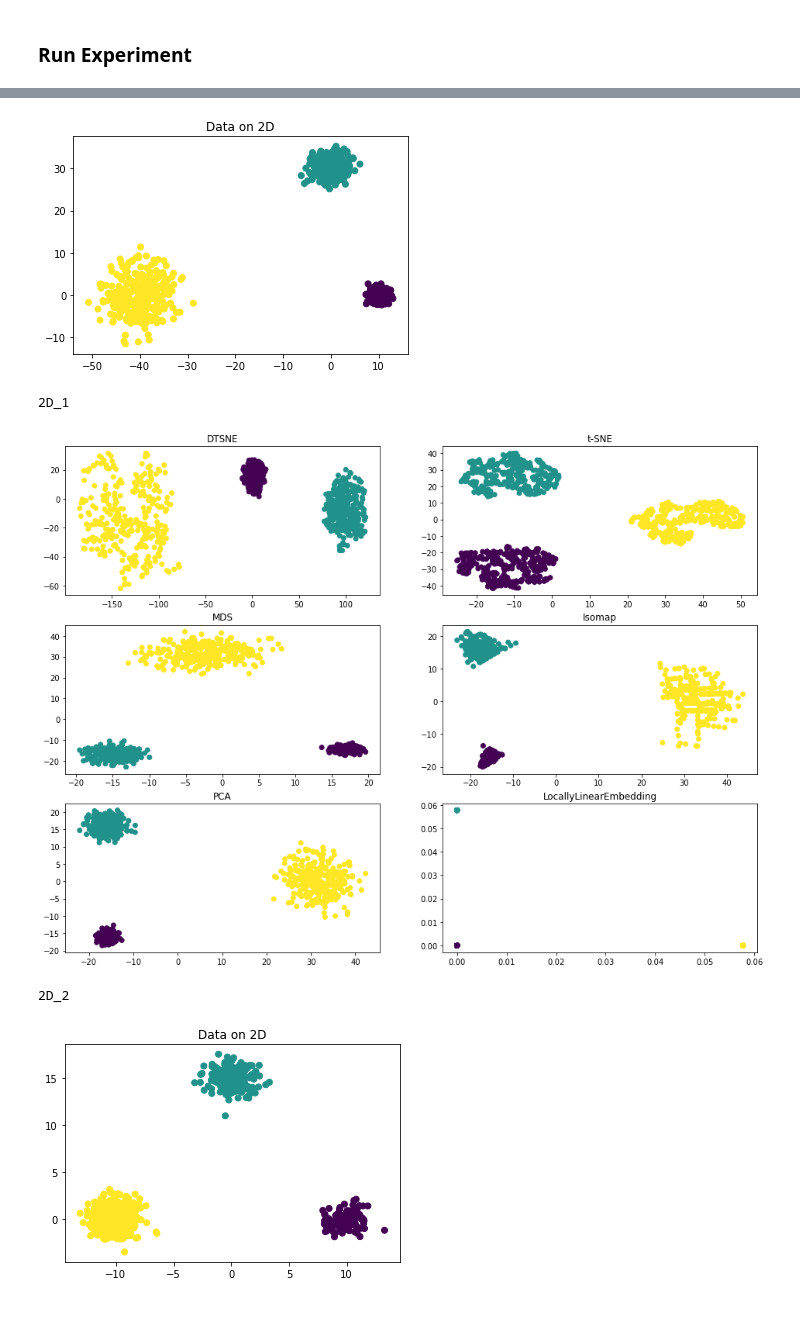
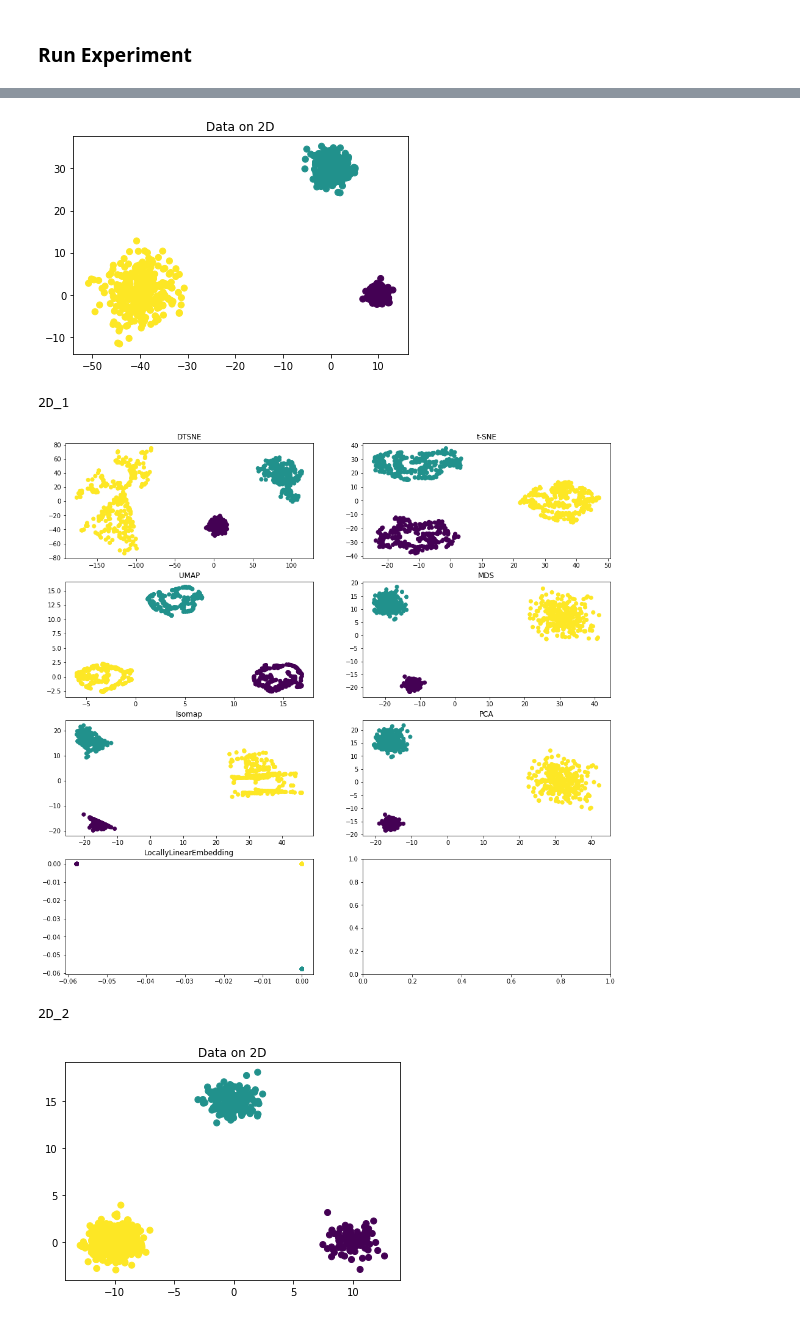
Before and after one commit to Recap-Minutes-of-Meetings/tsne, a Jupyter notebook: experiments_dtsne.ipynb, the cells around one changed output, grey strips where cells are left out. Drawn from its saved outputs; the diff is of its cells as text; code cells hidden in the pictures.

Commit message:
:sparkles: add umap

```diff
--- a/experiments_dtsne.ipynb
+++ b/experiments_dtsne.ipynb
@@ -81,8 +83,8 @@ reconstruction), and correlation between radii of balls enclosing the 100 neighb
 <h3> Run Experiment </h3>
 # %%
 data = get_dtsne_datasets()
-models = OrderedDict(zip(["DTSNE", "t-SNE", "MDS", "Isomap", "PCA", "LocallyLinearEmbedding"],
-                         [DTSNE, TSNE, MDS, Isomap, PCA, LocallyLinearEmbedding]))
+models = OrderedDict(zip(["DTSNE", "t-SNE", "UMAP", "MDS", "Isomap", "PCA", "LocallyLinearEmbedding"],
+                         [DTSNE, TSNE, umap.UMAP, MDS, Isomap, PCA, LocallyLinearEmbedding]))
 
 m_to_params = {
     "DTSNE": {"perplexity": 100, "n_jobs": -1, "verbose": 0, "random_state": 42},
@@ -91,6 +93,7 @@ m_to_params = {
     "Isomap": {"n_jobs": -1},
     "PCA": {"n_components": 2},
     "LocallyLinearEmbedding": {"n_jobs": -1, "random_state": 42, "max_iter": 1000},
+    "UMAP": {"random_state": 42},
 }
 
 metrics = {
@@ -110,36 +113,36 @@ for data_name, (X, labels) in data.items():
         model = model_class(**m_to_params[model_name])
         X_tr = model.fit_transform(X)
         X_trs[model_name] = X_tr
 
         i = len(res)
         for metr_name, metric in metrics.items():
             res.loc[i, metr_name] = metric(X, X_tr)
         res.loc[i, "model"] = model_name
         res.loc[i, "dataset"] = data_name
 
 
     print(data_name)
 
     fig, axs = plt.subplots(figsize=(6, 4))
     axs.scatter(X[:, 0], X[:, 1], c=labels)
     axs.set_title("Data on 2D")
     plt.show()
 
-    fig, axs = plt.subplots(3, 2, figsize=(16, 12))
+    fig, axs = plt.subplots(4, 2, figsize=(16, 16))
     axs = np.array(axs).flatten()
 
     for i, (model_name, X_tr) in enumerate(X_trs.items()):
         axs[i].scatter(X_tr[:, 0], X_tr[:, 1], c=labels)
         axs[i].set_title(model_name)
         # axs[i].set_xtic("off")
 
     print(data_name)
     plt.show()
 # %% [output]
 2D_1
-[figure, old version]
+[figure, new version]
 2D_1
-[figure, old version]
+[figure, new version]
 2D_2
-[figure, old version]
+[figure, new version]
 2D_2
```
Also changed, not shown: parts of 5 cells of this notebook, 1 other file.
